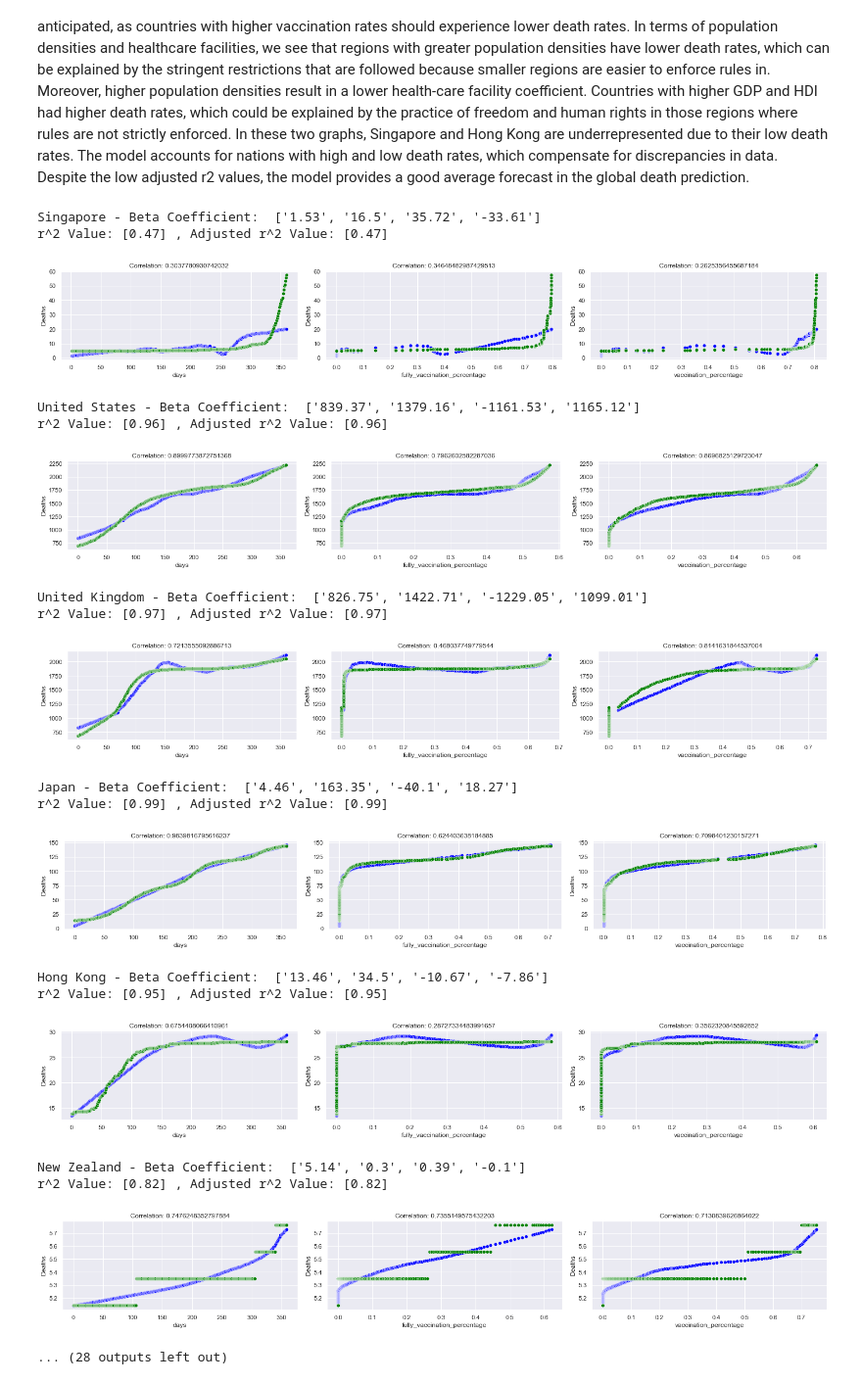
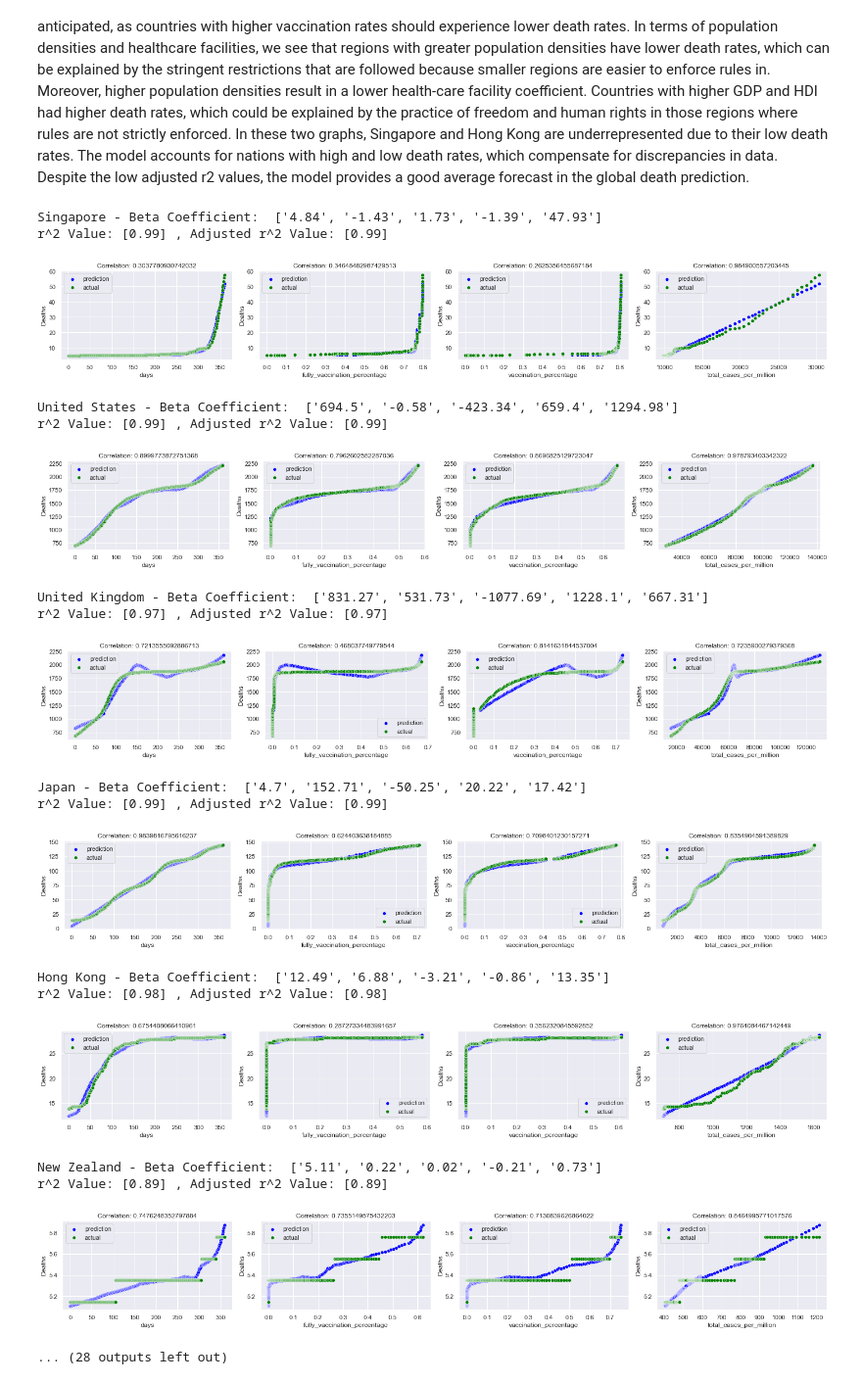
Before and after one commit to SorinoSSK/Term3_DDW_2D, a Jupyter notebook: Task 1 Version 2.ipynb, the cells around one changed output. Shown at 98% size. Cells and saved outputs as stored; diff of their text form; code cells hidden in the pictures.

```diff
--- a/Task 1 Version 2.ipynb
+++ b/Task 1 Version 2.ipynb
@@ -34,7 +34,7 @@ def prepare_y(df_y):
     return df_y.to_numpy()
 
 def predict(df_x, beta):
-    x = prepare_x(normalize_z(df_x))
+    x = prepare_x(df_x)
     return np.matmul(x, beta)
 
 def r2_score(y, ypred):
@@ -70,6 +70,7 @@ xVal = pd.DataFrame(columns=[])
 xVal["Days"] = pd.DataFrame(dataFrame["days"].fillna(0))
 xVal["Fully_Vaccinated"] = pd.DataFrame(dataFrame["fully_vaccination_percentage"].fillna(0))
 xVal["Vaccinated"] = pd.DataFrame(dataFrame["vaccination_percentage"].fillna(0))
+xVal["Infected"] = pd.DataFrame(dataFrame["total_cases_per_million"].fillna(0))
 xVal["GDP"] = pd.DataFrame(dataFrame["gdp_per_capita"].fillna(0))
 xVal["Population"] = pd.DataFrame(dataFrame["population_density"].fillna(0))
 xVal["HDI"] = pd.DataFrame(dataFrame["human_development_index"].fillna(0))
@@ -86,6 +87,6 @@ We will compare our prediction to the actual data to determine the global trend
 # %%
-prediction = pd.DataFrame(predict(xVal, beta))
-fig, axs = plt.subplots(math.ceil(len(xVal.columns)/3), 3, figsize=(20, 10), constrained_layout=True)
+prediction = pd.DataFrame(predict(normalize_z(xVal), beta))
+fig, axs = plt.subplots(math.ceil(len(xVal.columns)/3), 3, figsize=(20, 8), constrained_layout=True)
 for index, x in enumerate(xVal.columns):
     sns.set()
     corr = correlation(xVal[x], yVal["total_deaths_per_million"])
@@ -107,47 +108,49 @@ The graphs above show a clear relationship between deaths and each individual co
 # %%
-cData, cYData = {}, {}
+cData, cYData, betaS = {}, {}, {}
 for x in dataFrame["location"].drop_duplicates():
     cData[x] = pd.DataFrame.reset_index(dataFrame.loc[(dataFrame['location'] == x), :])
     cYData[x] = pd.DataFrame(cData[x]["total_deaths_per_million"])
-    cData[x] = pd.DataFrame(cData[x].loc[:,["days", "fully_vaccination_percentage", "vaccination_percentage"]])
+    cData[x] = pd.DataFrame(cData[x].loc[:,["days", "fully_vaccination_percentage", "vaccination_percentage", "total_cases_per_million"]])
 
 
 for i in cData:
     xAxis = prepare_x(normalize_z(cData[i]))
     yAxis = prepare_y(cYData[i])
     iterations, alpha, beta1 = 10500, 0.05, np.zeros((xAxis.shape[1], 1))
     beta1 = gradient_descent(xAxis, yAxis, beta1, alpha, iterations)
-    fig1, axs1 = plt.subplots(1, 3, figsize=(20, 3), constrained_layout=True)
-    prediction1 = pd.DataFrame(predict(cData[i], beta1))
+    betaS[i] = beta1
+    fig1, axs1 = plt.subplots(1, 4, figsize=(20, 3), constrained_layout=True)
+    prediction1 = pd.DataFrame(predict(normalize_z(cData[i]), beta1))
     val = r2_score(prepare_y(cYData[i]), prediction1).values
     print(i, "- Beta Coefficient: ", [", ".join(x) for x in np.round(beta1, 2).astype(str)])
     print("r^2 Value:", np.round(val, 2), ", Adjusted r^2 Value:", np.round(1-((1-val)*(cData[i].shape[0]-1)/(cData[i].shape[0]-1-cData[i].shape[1])), 2))
     for index1, x in enumerate(cData[i].columns):
         sns.set()
         corr = correlation(cData[i][x], cYData[i]["total_deaths_per_million"])
-        scat0 = sns.scatterplot(x=cData[i][x], y=prediction1[0], ax=axs1[index1], color="blue")
-        scat1 = sns.scatterplot(x=cData[i][x], y=cYData[i]["total_deaths_per_million"], ax=axs1[index1], color="green")
+        scat0 = sns.scatterplot(x=cData[i][x], y=prediction1[0], ax=axs1[index1], color="blue", label="prediction")
+        scat1 = sns.scatterplot(x=cData[i][x], y=cYData[i]["total_deaths_per_million"], ax=axs1[index1], color="green", label="actual")
         scat0.set_title("Correlation: " + str(corr**2))
         scat0.set_ylabel("Deaths")
         scat0.set_xlabel(x)
+        scat0.legend()
     plt.show()
 # %% [output]
-Singapore - Beta Coefficient:  ['1.53', '16.5', '35.72', '-33.61']
-r^2 Value: [0.47] , Adjusted r^2 Value: [0.47]
+Singapore - Beta Coefficient:  ['4.84', '-1.43', '1.73', '-1.39', '47.93']
+r^2 Value: [0.99] , Adjusted r^2 Value: [0.99]
-[figure, old version]
+[figure, new version]
-United States - Beta Coefficient:  ['839.37', '1379.16', '-1161.53', '1165.12']
-r^2 Value: [0.96] , Adjusted r^2 Value: [0.96]
+United States - Beta Coefficient:  ['694.5', '-0.58', '-423.34', '659.4', '1294.98']
+r^2 Value: [0.99] , Adjusted r^2 Value: [0.99]
-[figure, old version]
+[figure, new version]
-United Kingdom - Beta Coefficient:  ['826.75', '1422.71', '-1229.05', '1099.01']
+United Kingdom - Beta Coefficient:  ['831.27', '531.73', '-1077.69', '1228.1', '667.31']
 r^2 Value: [0.97] , Adjusted r^2 Value: [0.97]
-[figure, old version]
+[figure, new version]
-Japan - Beta Coefficient:  ['4.46', '163.35', '-40.1', '18.27']
+Japan - Beta Coefficient:  ['4.7', '152.71', '-50.25', '20.22', '17.42']
 r^2 Value: [0.99] , Adjusted r^2 Value: [0.99]
-[figure, old version]
+[figure, new version]
-Hong Kong - Beta Coefficient:  ['13.46', '34.5', '-10.67', '-7.86']
-r^2 Value: [0.95] , Adjusted r^2 Value: [0.95]
+Hong Kong - Beta Coefficient:  ['12.49', '6.88', '-3.21', '-0.86', '13.35']
+r^2 Value: [0.98] , Adjusted r^2 Value: [0.98]
-[figure, old version]
+[figure, new version]
-New Zealand - Beta Coefficient:  ['5.14', '0.3', '0.39', '-0.1']
-r^2 Value: [0.82] , Adjusted r^2 Value: [0.82]
+New Zealand - Beta Coefficient:  ['5.11', '0.22', '0.02', '-0.21', '0.73']
+r^2 Value: [0.89] , Adjusted r^2 Value: [0.89]
-[figure, old version]
+[figure, new version]
 ... (28 outputs left out)
```
Also changed, not shown: parts of 6 cells of this notebook, 4 other files.
